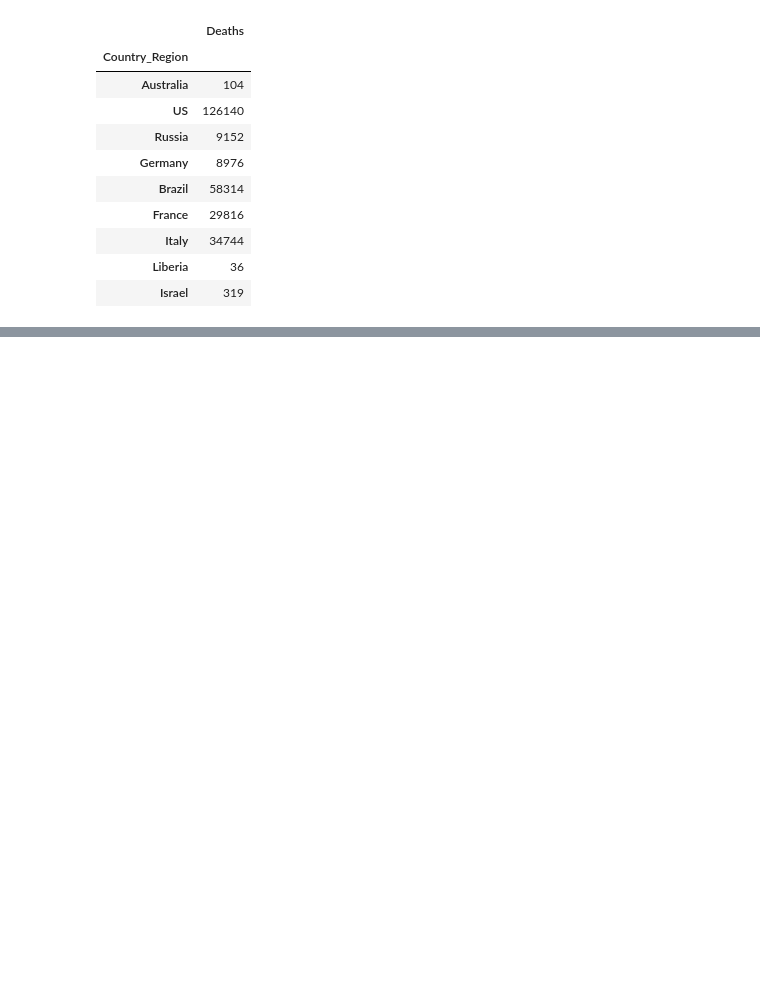
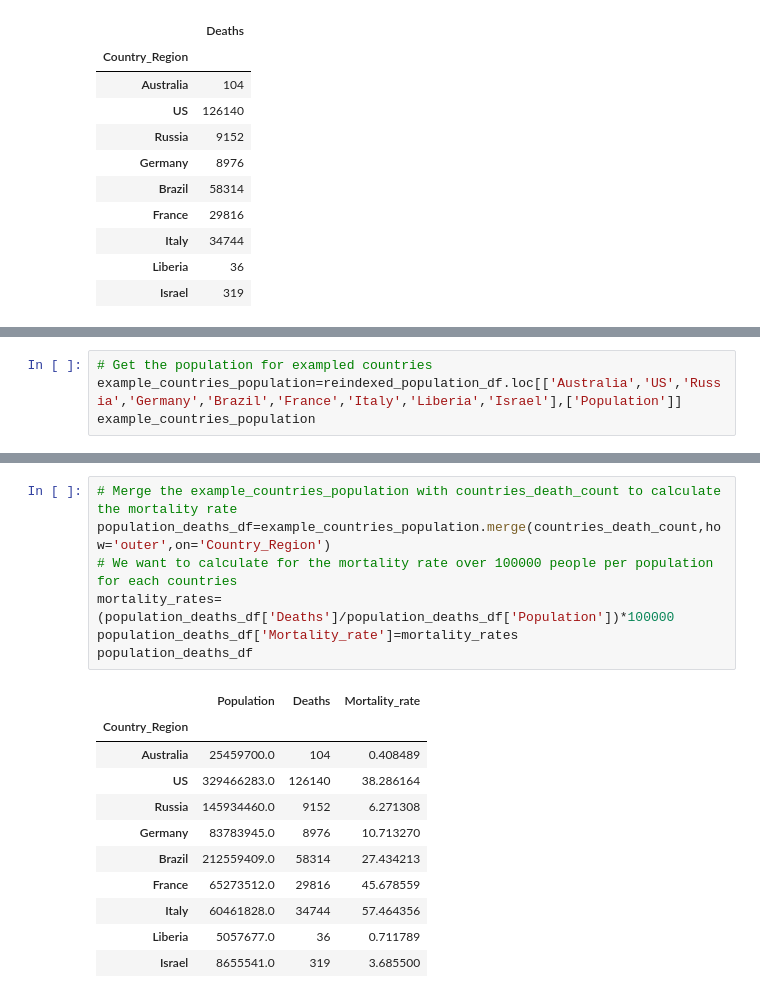
Before and after one commit to phuphan626/Group-4-Project-1, a Jupyter notebook: analysis/Covid-19-analysis.ipynb, the cells around one changed output, grey strips where cells are left out. Saved outputs shown, nothing was run; the diff lists cells and outputs as text; blank space fills up the shorter version.

```diff
--- a/analysis/Covid-19-analysis.ipynb
+++ b/analysis/Covid-19-analysis.ipynb
@@ -297,0 +295,4 @@ final_df
+# %%
+# Get the population for exampled countries
+example_countries_population=reindexed_population_df.loc[['Australia','US','Russia','Germany','Brazil','France','Italy','Liberia','Israel'],['Population']]
+example_countries_population
@@ -297,0 +311,19 @@ final_df
+# %%
+# Merge the example_countries_population with countries_death_count to calculate the mortality rate
+population_deaths_df=example_countries_population.merge(countries_death_count,how='outer',on='Country_Region')
+# We want to calculate for the mortality rate over 100000 people per population for each countries
+mortality_rates=(population_deaths_df['Deaths']/population_deaths_df['Population'])*100000
+population_deaths_df['Mortality_rate']=mortality_rates
+population_deaths_df
+# %% [output]
+|  | Population | Deaths | Mortality_rate |
+| Country_Region |  |  |  |
+| Australia | 25459700.0 | 104 | 0.408489 |
+| US | 329466283.0 | 126140 | 38.286164 |
+| Russia | 145934460.0 | 9152 | 6.271308 |
+| Germany | 83783945.0 | 8976 | 10.713270 |
+| Brazil | 212559409.0 | 58314 | 27.434213 |
+| France | 65273512.0 | 29816 | 45.678559 |
+| Italy | 60461828.0 | 34744 | 57.464356 |
+| Liberia | 5057677.0 | 36 | 0.711789 |
+| Israel | 8655541.0 | 319 | 3.685500 |
```
Also changed, not shown: parts of 8 cells of this notebook.
